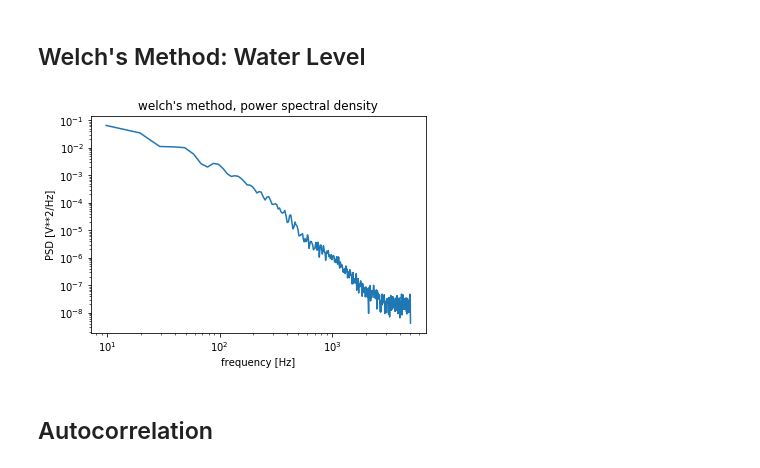
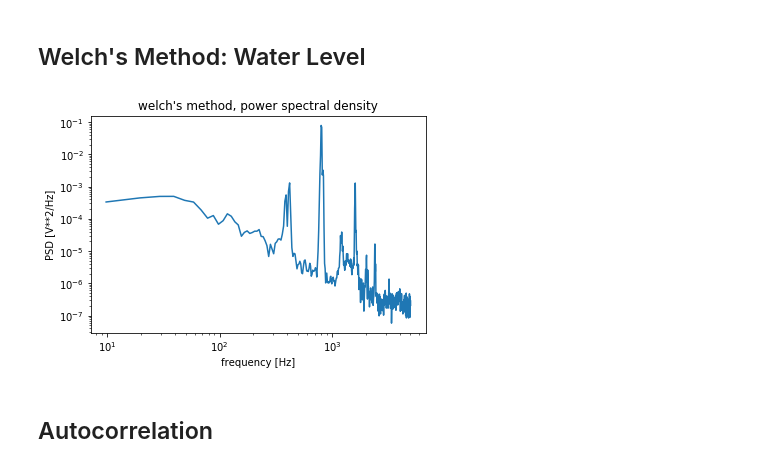
Before and after one commit to spencerbh/Fogland, a Jupyter notebook: Well56.ipynb, the cells around one changed output. Cells and saved outputs as stored; diff of their text form; code cells hidden in the pictures.

```diff
--- a/Well56.ipynb
+++ b/Well56.ipynb
@@ -676,13 +752,13 @@ AttributeError: 'numpy.ndarray' object has no attribute 'Periodogram_loglog_plot
 # %% [markdown]
 ## Welch's Method: Water Level
 # %%
-f, Pxx_den = signal.welch(wl_56a, fs, nperseg=1024)
+f, Pxx_den = signal.welch(tydl_a, fs, nperseg=1024)
 plt.loglog(f, Pxx_den)
 plt.xlabel('frequency [Hz]')
 plt.ylabel('PSD [V**2/Hz]')
 plt.title('welch\'s method, power spectral density');
 # %% [output]
-[figure, old version]
+[figure, new version]
 # %% [markdown]
 ## Autocorrelation
 # %% [markdown]
```
Also changed, not shown: parts of 23 cells of this notebook, 1 other file.
